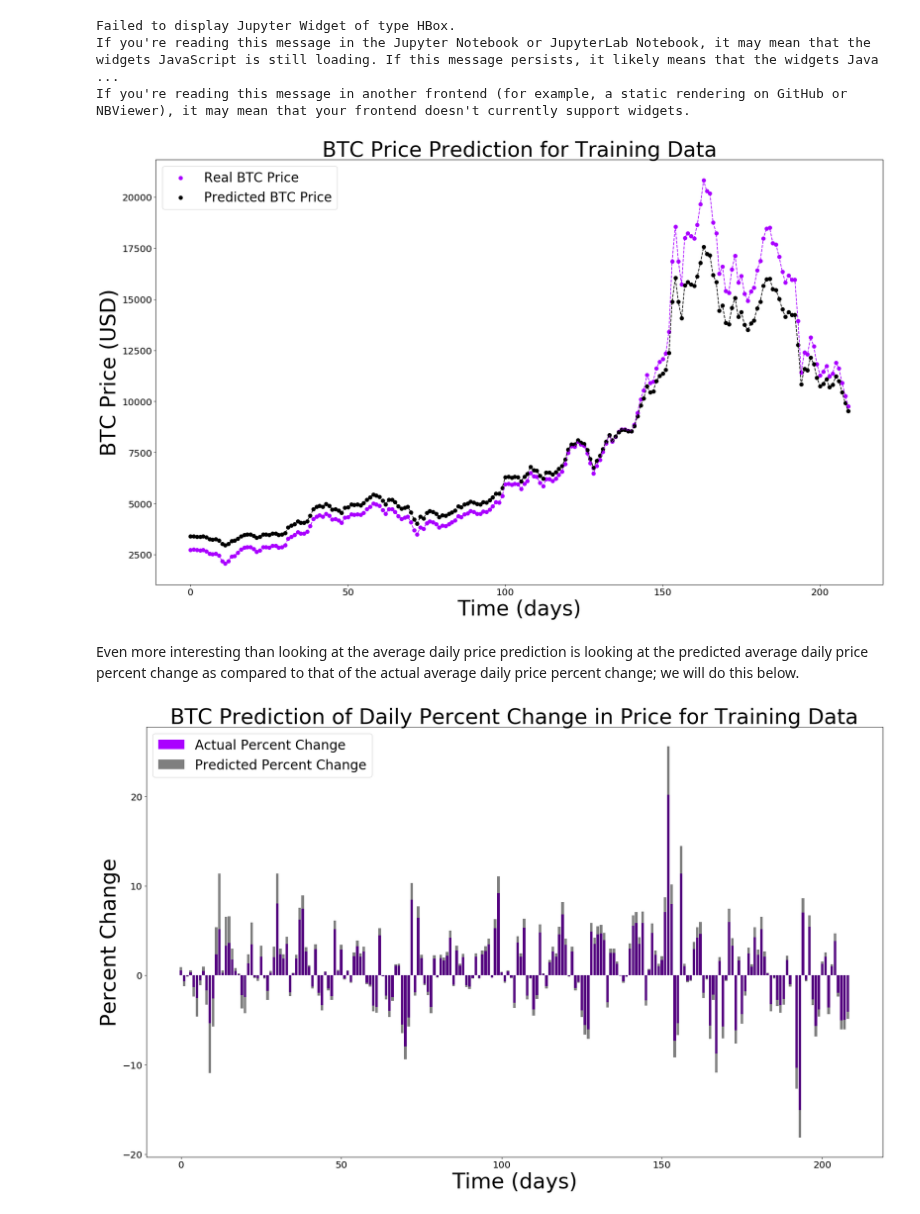
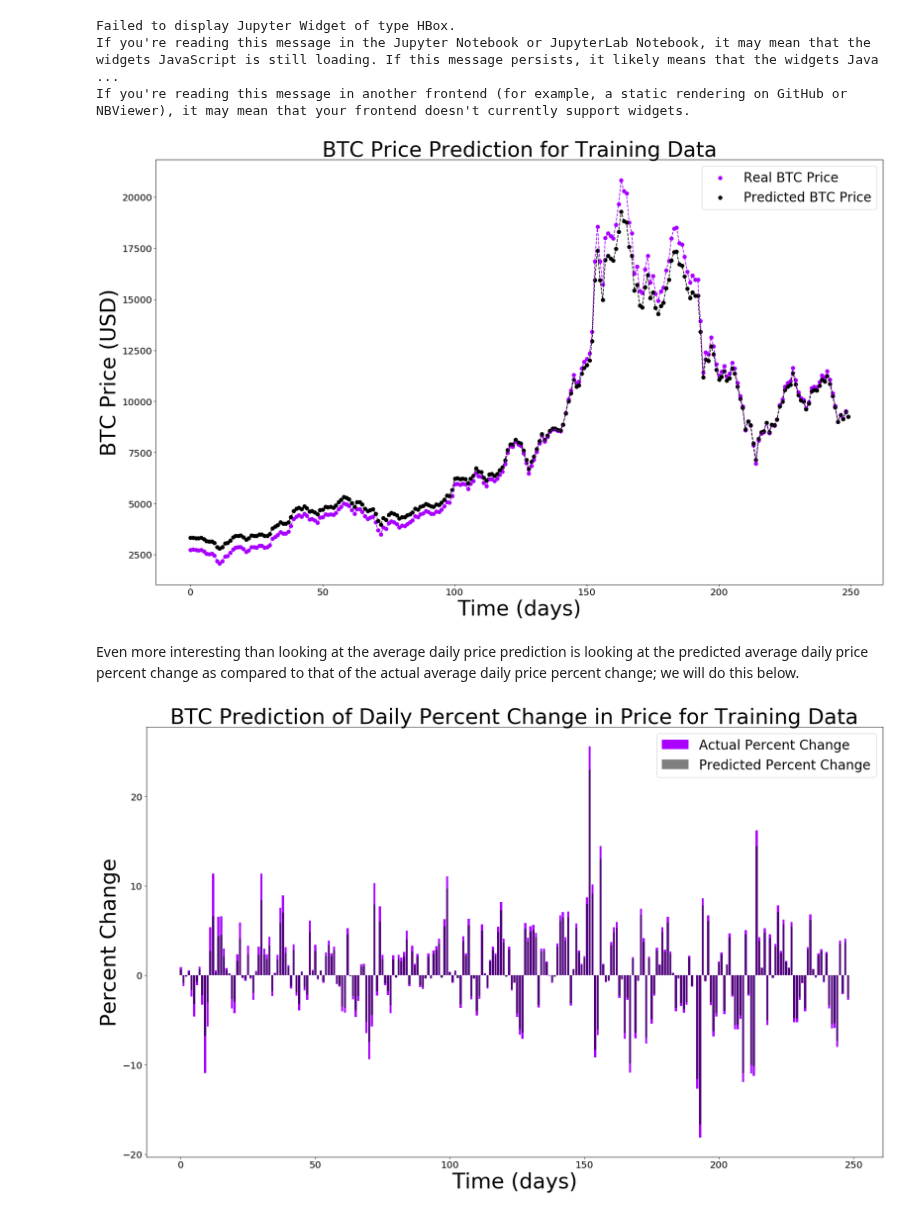
Before and after one commit to CSCI4850/S18-team2-project, a Jupyter notebook: model/RNN_Proof_of_Concept.ipynb, the cells around one changed output. Cells and saved outputs as stored; diff of their text form; code cells hidden in the pictures.

```diff
--- a/model/RNN_Proof_of_Concept.ipynb
+++ b/model/RNN_Proof_of_Concept.ipynb
@@ -26,7 +25,8 @@ Using TensorFlow backend.
 # parameter is specified, then the data set will be reduced to the size of the parameter by chopping
 # off the first len(daily_avergae) - reduce values. The return value will then be the partitioned
 # reduced data sets and the fitted min-max scaler.
-def Read_File(file: int = 0, split: float = 0.2, reduce: int = 0):          #File size (in MB)
+def Read_File(file: int = 0, split: float = 0.05, reduce: int = 0):          #File size (in MB)
+    #Data files with 'JPY' in their name contain prices in Yen.
     dataFiles     = ['bitflyerJPY_1-min_data_2017-07-04_to_2018-03-27.csv',  #28
                      'coinbaseUSD_1-min_data_2014-12-01_to_2018-03-27.csv',  #116
                      'coincheckJPY_1-min_data_2014-10-31_to_2018-03-27.csv', #114
@@ -38,7 +38,7 @@ def Read_File(file: int = 0, split: float = 0.2, reduce: int = 0):          #Fil
     df['date']    = to_datetime(df['Timestamp'],unit='s').dt.date
 
     # Store the average weighted price per day (in USD).
-    daily_average = [df.groupby('date')['Weighted_Price'].mean().apply(lambda p: p*0.0094),
+    daily_average = [df.groupby('date')['Weighted_Price'].mean().apply(lambda p: p*0.0094), #The lambda expression here just performs a Yen->USD conversion.
                      df.groupby('date')['Weighted_Price'].mean()][file%2].values
 
     #reduce file, if desired.
@@ -56,10 +56,11 @@ def Read_File(file: int = 0, split: float = 0.2, reduce: int = 0):          #Fil
     # Reshape training and testing sets and then perform min-max scaling.
     training_set, testing_set = sc.fit_transform(reshape(training_set, (len(training_set), 1))), sc.transform(reshape(testing_set, (len(testing_set), 1)))
 
+
     return training_set[:-1], training_set[1:], testing_set[:-1], testing_set[1:], sc
 # %%
 #Plot results.
-def Plot(data1, data2, title, label1, label2, ylabel, scatter = True):
+def Plot(data1, data2, title: str = '', label1: str = '', label2: str = '', ylabel: str = '', scatter: bool = True):
     plt.figure(figsize   = (25,15),
                dpi       = 80,
                facecolor = 'w',
@@ -138,7 +139,7 @@ layer       = Dropout(0.2)(layer)
 
 layer       = LSTM(units            = lstm_units,
                    return_sequences = False,
-                   activation       = 'selu')(layer)
+                   activation       = 'selu')(inputs)
 
 layer       = Dropout(0.2)(layer)
 
@@ -147,8 +148,8 @@ predictions = Dense(units      = 1,
 
 model       = Model(inputs, predictions)
 
-model.compile(loss      = 'mean_squared_error',
+model.compile(loss      = 'mse',
               optimizer = 'adadelta')
 
 # Visual representation of net.
-#SVG(model_to_dot(model).create(prog='dot', format='svg'))
+SVG(model_to_dot(model).create(prog='dot', format='svg'))
@@ -157,11 +160,11 @@ model.compile(loss      = 'mean_squared_error',
 history = model.fit(x                = x_train,
                     y                = y_train,
                     batch_size       = len(x_train),
-                    epochs           = 100,
+                    epochs           = 500,
                     validation_split = 0.2,
                     verbose          = 0,
                     shuffle          = False,
-                    callbacks        = [TQDMNotebookCallback()])
+                    callbacks        = [TQDMNotebookCallback(), EarlyStopping(patience = 3)])
 # %% [output]
 Failed to display Jupyter Widget of type HBox.
 If you're reading this message in the Jupyter Notebook or JupyterLab Notebook, it may mean that the widgets JavaScript is still loading. If this message persists, it likely means that the widgets Java ...
@@ -176,13 +179,13 @@ predicted_BTC_price_train = sc.inverse_transform(model.predict(x_train))[1:]
 # %%
 Plot(actual_prices_train, predicted_BTC_price_train, "BTC Price Prediction for Training Data", "Real BTC Price", "Predicted BTC Price", "BTC Price (USD)")
 # %% [output]
-[figure, old version]
+[figure, new version]
 # %% [markdown]
 Even more interesting than looking at the average daily price prediction is looking at the predicted average daily price percent change as compared to that of the actual average daily price percent change; we will do this below.
 # %%
 predicted_percent_change_train = Get_Percent_Change(predicted_BTC_price_train)
 actual_percent_change_train    = Get_Percent_Change(actual_prices_train)
 # %%
-Plot(predicted_percent_change_train, actual_percent_change_train, "BTC Prediction of Daily Percent Change in Price for Training Data", "Actual Percent Change", "Predicted Percent Change", "Percent Change", False)
+Plot(actual_percent_change_train, predicted_percent_change_train, "BTC Prediction of Daily Percent Change in Price for Training Data", "Actual Percent Change", "Predicted Percent Change", "Percent Change", False)
 # %% [output]
-[figure, old version]
+[figure, new version]
```
Also changed, not shown: parts of 6 cells of this notebook.
